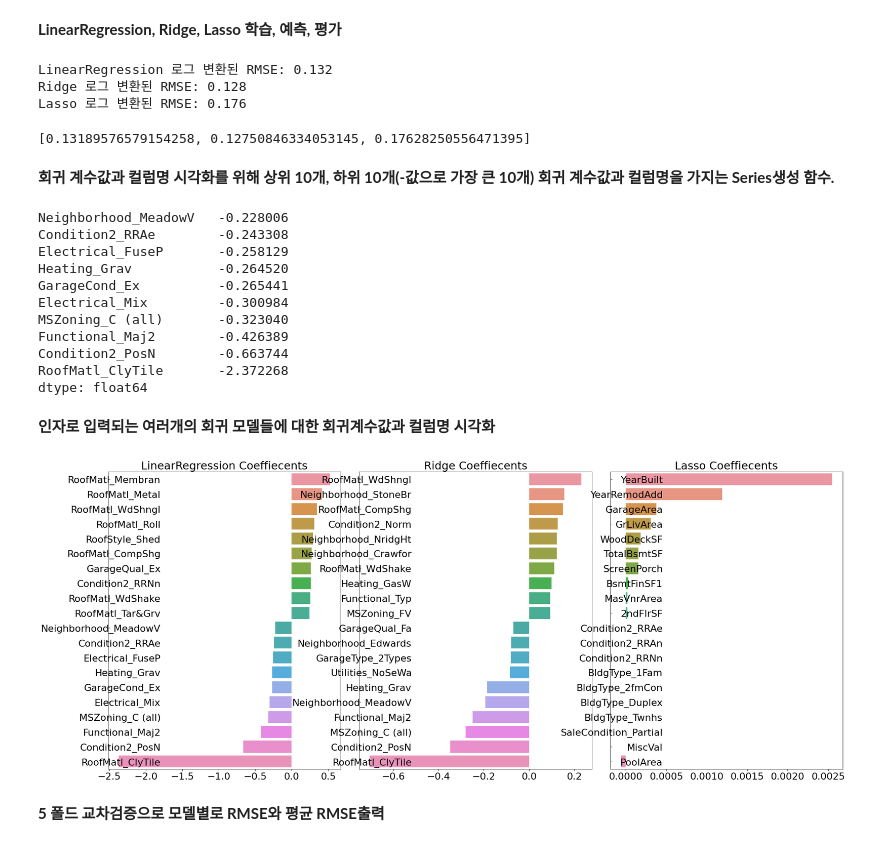
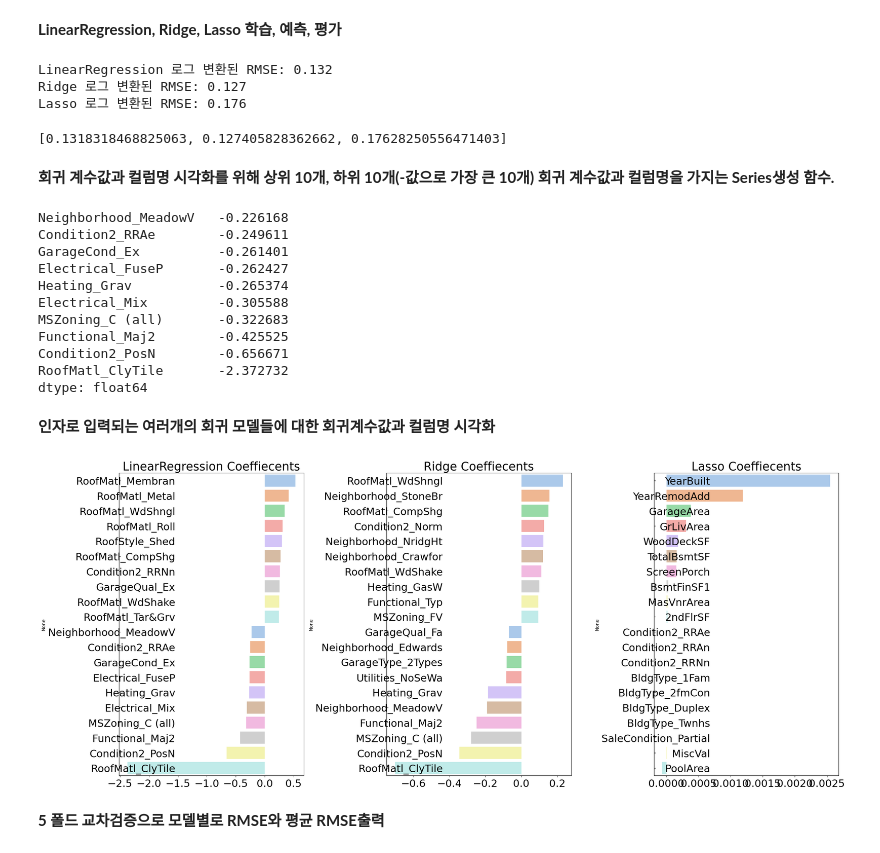
Before and after one commit to Jeong97/ML_Guide_ATS, a Jupyter notebook: 5. SL_Regression/5.10 Regression 실습 - Kaggle House Price.ipynb, the cells around one changed output. Saved outputs shown, nothing was run; the diff lists cells and outputs as text; code cells hidden in the pictures.

```diff
--- a/5. SL_Regression/5.10 Regression 실습 - Kaggle House Price.ipynb
+++ b/5. SL_Regression/5.10 Regression 실습 - Kaggle House Price.ipynb
@@ -193,13 +200,5 @@ dtype: object
 # %%
-# SalePrice 로그 변환
-original_SalePrice = house_df['SalePrice']
-house_df['SalePrice'] = np.log1p(house_df['SalePrice'])
-
 # Null 이 너무 많은 컬럼들과 불필요한 컬럼 삭제
 house_df.drop(['Id','PoolQC' , 'MiscFeature', 'Alley', 'Fence','FireplaceQu'], axis=1 , inplace=True)
 # Drop 하지 않는 숫자형 Null컬럼들은 평균값으로 대체
-house_df.fillna(house_df.mean(),inplace=True)
-
-# Null 값이 있는 피처명과 타입을 추출
-null_column_count = house_df.isnull().sum()[house_df.isnull().sum() > 0]
-print('## Null 피처의 Type :\n', house_df.dtypes[null_column_count.index])
+house_df.fillna(house_df[house_df.dtypes[house_df.dtypes!="object"].index].mean(), inplace=True)
@@ -306,9 +310,9 @@ models = [lr_reg, ridge_reg, lasso_reg]
 get_rmses(models)
 # %% [output]
 LinearRegression 로그 변환된 RMSE: 0.132
-Ridge 로그 변환된 RMSE: 0.128
+Ridge 로그 변환된 RMSE: 0.127
 Lasso 로그 변환된 RMSE: 0.176
-[0.13189576579154258, 0.12750846334053145, 0.17628250556471395]
+[0.1318318468825063, 0.127405828362662, 0.17628250556471403]
 # %% [markdown]
 **회귀 계수값과 컬럼명 시각화를 위해 상위 10개, 하위 10개(-값으로 가장 큰 10개) 회귀 계수값과 컬럼명을 가지는 Series생성 함수.**
 # %%
@@ -320,16 +324,16 @@ coef_high = coef.sort_values(ascending=False).head(10)
 coef_low = coef.sort_values(ascending=False).tail(10)
 coef_low
 # %% [output]
-Neighborhood_MeadowV   -0.228006
-Condition2_RRAe        -0.243308
-Electrical_FuseP       -0.258129
-Heating_Grav           -0.264520
-GarageCond_Ex          -0.265441
-Electrical_Mix         -0.300984
-MSZoning_C (all)       -0.323040
-Functional_Maj2        -0.426389
-Condition2_PosN        -0.663744
-RoofMatl_ClyTile       -2.372268
+Neighborhood_MeadowV   -0.226168
+Condition2_RRAe        -0.249611
+GarageCond_Ex          -0.261401
+Electrical_FuseP       -0.262427
+Heating_Grav           -0.265374
+Electrical_Mix         -0.305588
+MSZoning_C (all)       -0.322683
+Functional_Maj2        -0.425525
+Condition2_PosN        -0.656671
+RoofMatl_ClyTile       -2.372732
 dtype: float64
 # %%
 def get_top_bottom_coef(model):
@@ -345,25 +349,26 @@ def get_top_bottom_coef(model):
 # %%
 def visualize_coefficient(models):
     # 3개 회귀 모델의 시각화를 위해 3개의 컬럼을 가지는 subplot 생성
     fig, axs = plt.subplots(figsize=(24,10),nrows=1, ncols=3)
     fig.tight_layout()
     # 입력인자로 받은 list객체인 models에서 차례로 model을 추출하여 회귀 계수 시각화.
     for i_num, model in enumerate(models):
         # 상위 10개, 하위 10개 회귀 계수를 구하고, 이를 판다스 concat으로 결합.
         coef_high, coef_low = get_top_bottom_coef(model)
         coef_concat = pd.concat( [coef_high , coef_low] )
         # 순차적으로 ax subplot에 barchar로 표현. 한 화면에 표현하기 위해 tick label 위치와 font 크기 조정.
         axs[i_num].set_title(model.__class__.__name__+' Coeffiecents', size=25)
         axs[i_num].tick_params(axis="y",direction="in", pad=-120)
         for label in (axs[i_num].get_xticklabels() + axs[i_num].get_yticklabels()):
             label.set_fontsize(22)
-        sns.barplot(x=coef_concat.values, y=coef_concat.index , ax=axs[i_num])
+        sns.barplot(x=coef_concat.values, y=coef_concat.index , ax=axs[i_num], palette="pastel")
+    plt.tight_layout()
 
 # 앞 예제에서 학습한 lr_reg, ridge_reg, lasso_reg 모델의 회귀 계수 시각화.
 models = [lr_reg, ridge_reg, lasso_reg]
 visualize_coefficient(models)
 # %% [output]
-[figure, old version]
+[figure, new version]
 # %% [markdown]
 **5 폴드 교차검증으로 모델별로 RMSE와 평균 RMSE출력**
 # %%
```
Also changed, not shown: parts of 27 cells of this notebook, 3 other files.
